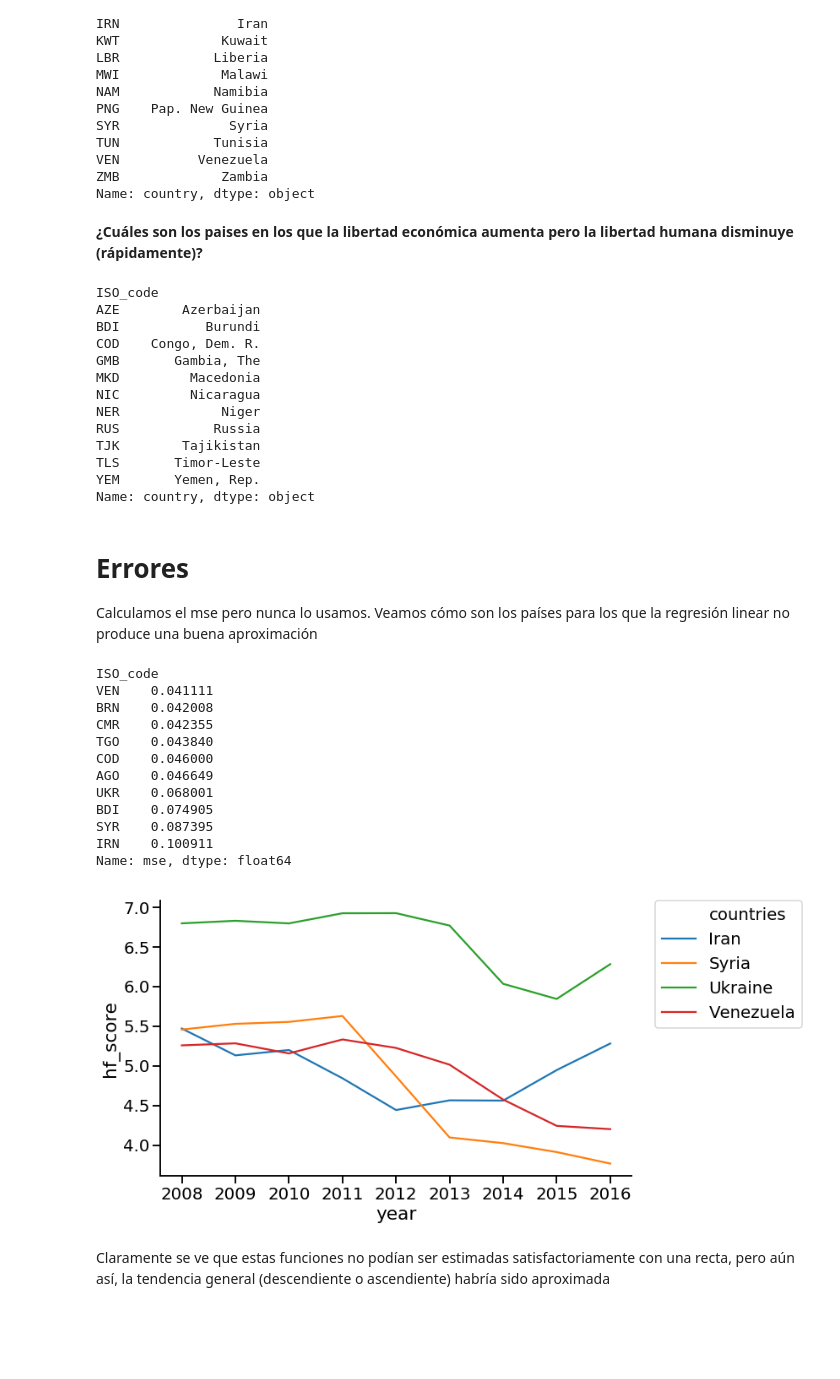
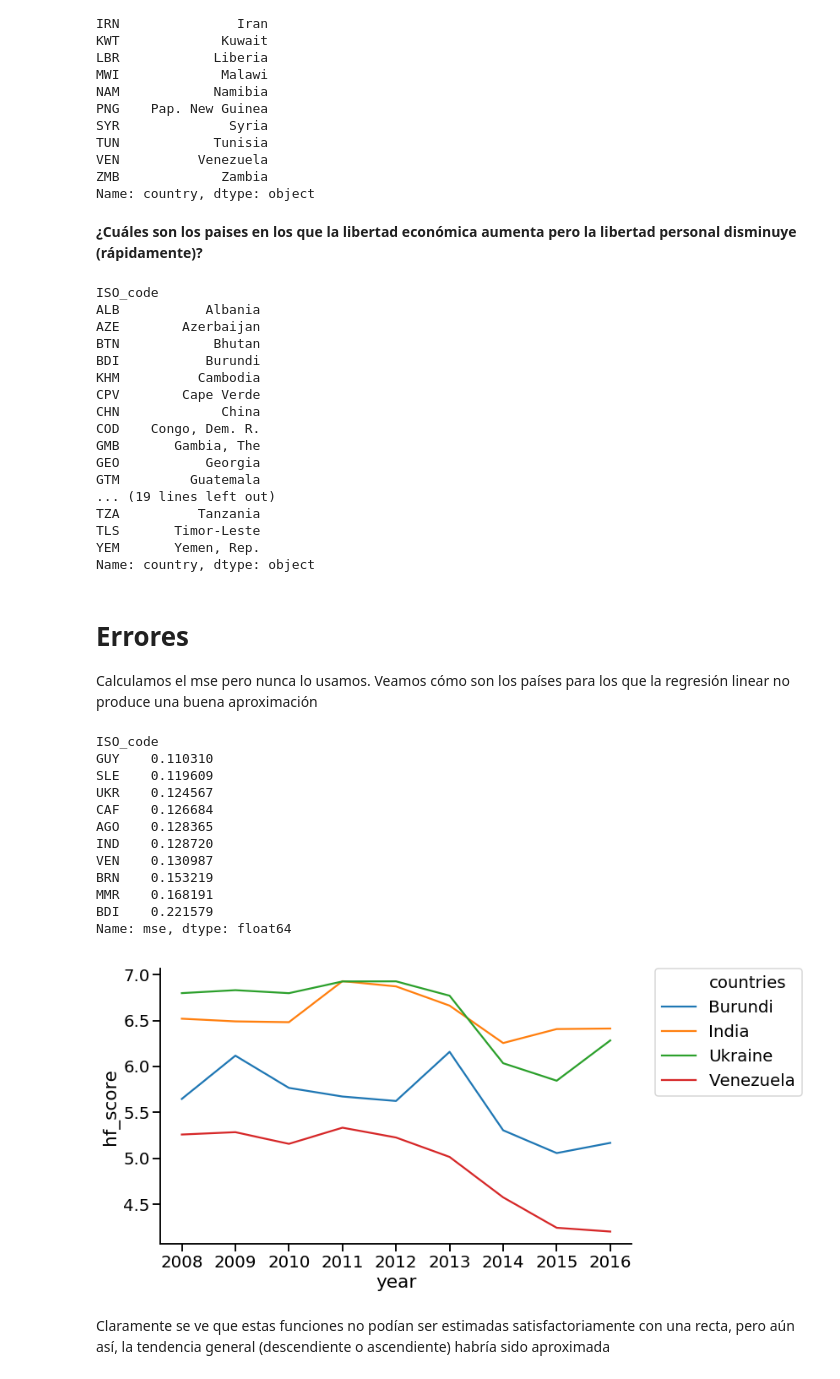
Before and after one commit to DiploDatos/AnalisisyVisualizacion, a Jupyter notebook: 03_regresion_lineal.ipynb, the cells around one changed output. Drawn from its saved outputs; the diff is of its cells as text; code cells hidden in the pictures; blank space fills up the shorter version.

```diff
--- a/03_regresion_lineal.ipynb
+++ b/03_regresion_lineal.ipynb
@@ -341,27 +362,31 @@ VEN          Venezuela
 ZMB             Zambia
 Name: country, dtype: object
 # %% [markdown]
-**¿Cuáles son los paises en los que la libertad económica aumenta pero la libertad humana disminuye (rápidamente)?**
+**¿Cuáles son los paises en los que la libertad económica aumenta pero la libertad personal disminuye (rápidamente)?**
 # %%
 all_countries = dataset.ISO_code.unique()
 codes = []
 for code in all_countries:
-    if (code in ef_regressions.index and code in hf_regressions.index and
+    if (code in ef_regressions.index and code in pf_regressions.index and
         ef_regressions.loc[code].slope > 0.02 and
-        hf_regressions.loc[code].slope < -0.02):
+        pf_regressions.loc[code].slope < -0.02):
         codes.append(code)
 ef_regressions.loc[codes].country
 # %% [output]
 ISO_code
+ALB           Albania
 AZE        Azerbaijan
+BTN            Bhutan
 BDI           Burundi
+KHM          Cambodia
+CPV        Cape Verde
+CHN             China
 COD    Congo, Dem. R.
 GMB       Gambia, The
-MKD         Macedonia
-NIC         Nicaragua
-NER             Niger
-RUS            Russia
-TJK        Tajikistan
+GEO           Georgia
+GTM         Guatemala
+... (19 lines left out)
+TZA          Tanzania
 TLS       Timor-Leste
 YEM       Yemen, Rep.
 Name: country, dtype: object
@@ -370,28 +395,28 @@ Name: country, dtype: object
 
 Calculamos el mse pero nunca lo usamos. Veamos cómo son los países para los que la regresión linear no produce una buena aproximación
 # %%
-hf_regressions.mse.sort_values()[-10:]
+pf_regressions.mse.sort_values()[-10:]
 # %% [output]
 ISO_code
-VEN    0.041111
-BRN    0.042008
-CMR    0.042355
-TGO    0.043840
-COD    0.046000
-AGO    0.046649
-UKR    0.068001
-BDI    0.074905
-SYR    0.087395
-IRN    0.100911
+GUY    0.110310
+SLE    0.119609
+UKR    0.124567
+CAF    0.126684
+AGO    0.128365
+IND    0.128720
+VEN    0.130987
+BRN    0.153219
+MMR    0.168191
+BDI    0.221579
 Name: mse, dtype: float64
 # %%
 plt.figure(figsize=(10,6))
-countries = ['SYR', 'VEN', 'IRN', 'UKR']
+countries = ['BDI', 'VEN', 'IND', 'UKR']
 seaborn.lineplot(data=dataset[dataset.ISO_code.isin(countries)], x='year', y='hf_score',
                  hue='countries')
 plt.legend(bbox_to_anchor=(1.05, 1), loc=2, borderaxespad=0.)
 seaborn.despine()
 # %% [output]
-[figure, old version]
+[figure, new version]
 # %% [markdown]
 Claramente se ve que estas funciones no podían ser estimadas satisfactoriamente con una recta, pero aún así, la tendencia general (descendiente o ascendiente) habría sido aproximada
```
Also changed, not shown: parts of 21 cells of this notebook.
